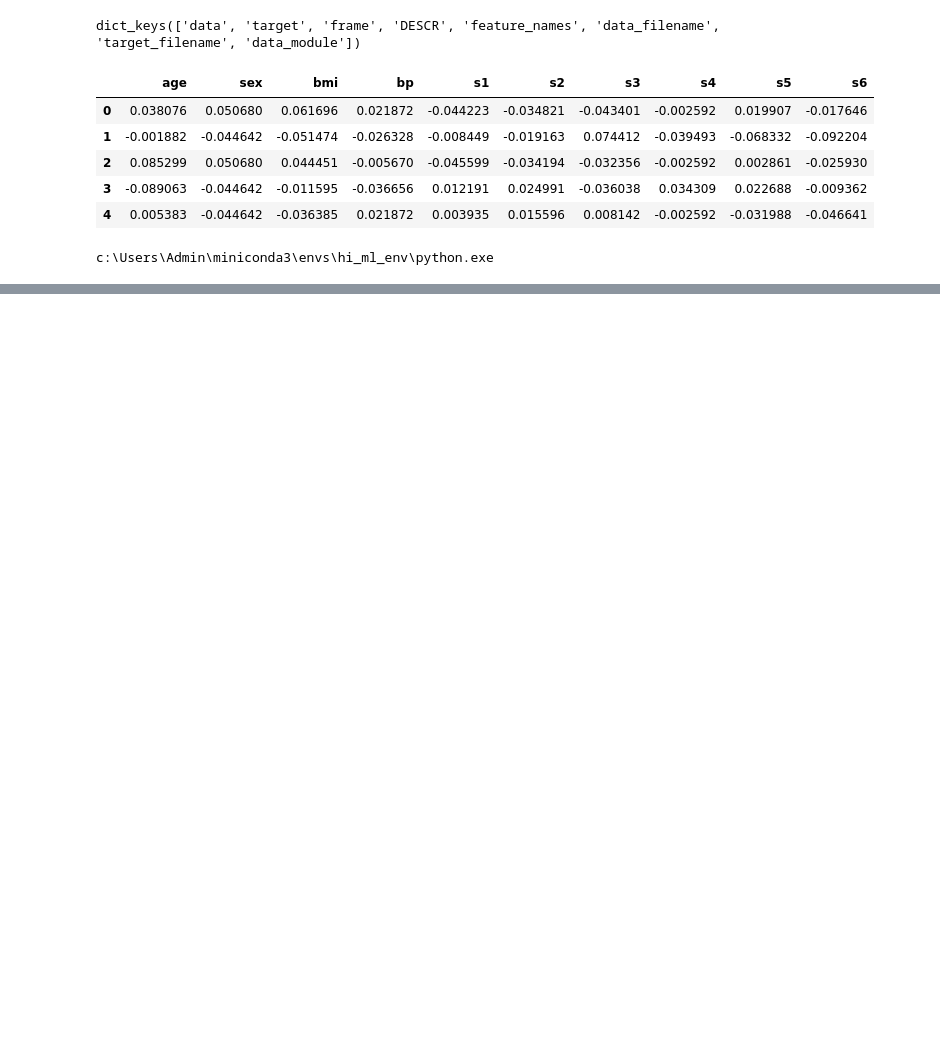
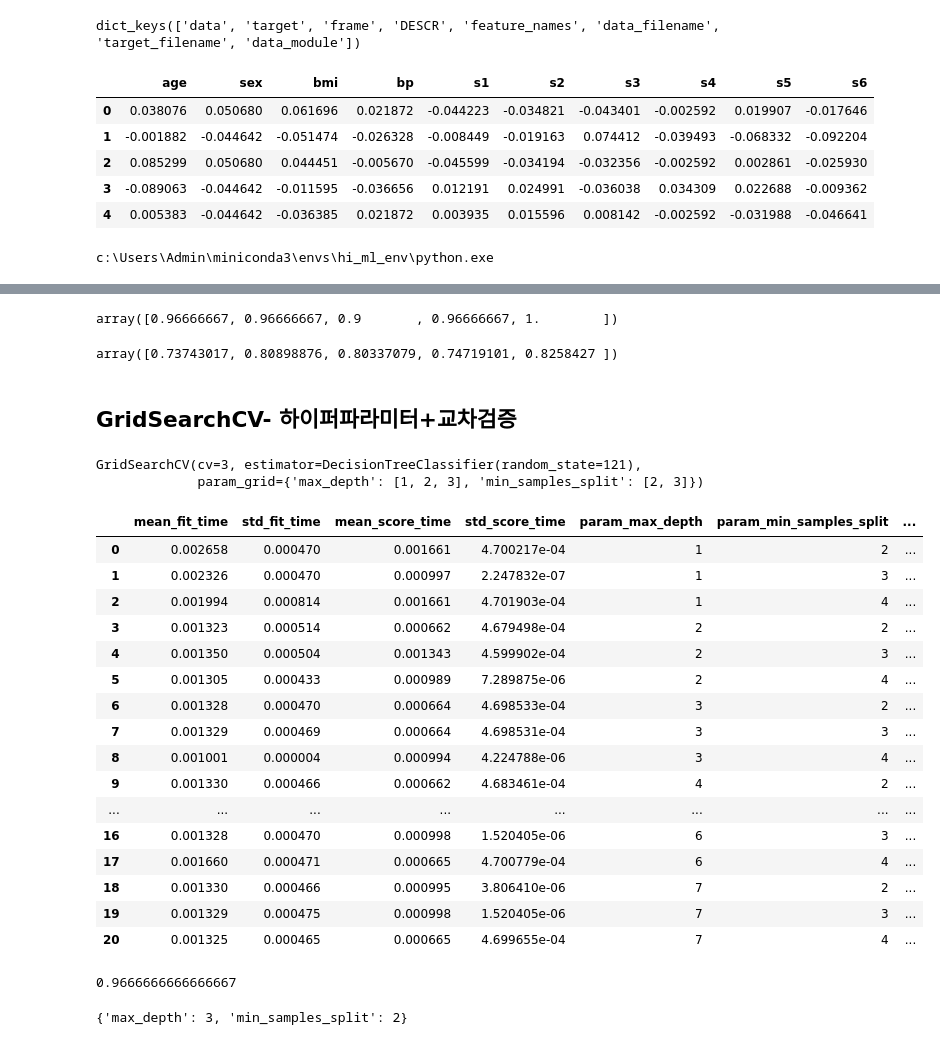
Before and after one commit to minsangggg/hipython_rep, a Jupyter notebook: Study/27.scikit-learn탐색.ipynb, the cells around one changed output, grey strips where cells are left out. Saved outputs shown, nothing was run; the diff lists cells and outputs as text; code cells hidden in the pictures; blank space fills up the shorter version.

Commit message:
의사결정나무, 하이퍼파라미터

```diff
--- a/Study/27.scikit-learn탐색.ipynb
+++ b/Study/27.scikit-learn탐색.ipynb
@@ -22,0 +35,5 @@ c:\Users\Admin\miniconda3\envs\hi_ml_env\python.exe
+# %%
+from sklearn.datasets import load_iris
+load_iris=load_iris()
+iris_data=load_iris.data
+iris_data   # x데이터
@@ -22,0 +58,3 @@ c:\Users\Admin\miniconda3\envs\hi_ml_env\python.exe
+# %%
+iris_label=load_iris.target #y 정답, 즉 품종정보
+iris_label
@@ -22,0 +400,62 @@ c:\Users\Admin\miniconda3\envs\hi_ml_env\python.exe
+# %%
+skf=StratifiedKFold(n_splits=5)
+cross_val_score(model,x,y,cv=skf, scoring='accuracy')
+# %% [output]
+array([0.96666667, 0.96666667, 0.9       , 0.96666667, 1.        ])
+# %%
+results = cross_validate(model, x,y, cv=skf, scoring='accuracy')
+results['test_score']
+# %% [output]
+array([0.73743017, 0.80898876, 0.80337079, 0.74719101, 0.8258427 ])
+# %% [markdown]
+## GridSearchCV- 하이퍼파라미터+교차검증
+# %%
+x_train, x_test, y_train,y_test=train_test_split(iris_data,iris_label,
+                                                 test_size=0.2,
+                                                 random_state=121)
+# %%
+from sklearn.model_selection import GridSearchCV
+dt_clf2=DecisionTreeClassifier(random_state=121) #의사결정나무 분류모델 새로 만듦
+
+#max_depth:트리 최대 깊이, min_samples_split: 노드를 분할하는데 걸린 시간
+params= {'max_depth':[1,2,3], 'min_samples_split':[2,3]}
+
+#의사결정나무 모델을 다양한 파라미터 조합으로 3번씩 교차검증해
+#가장 좋은 조합을 자동으로 찾아주는 도구(GridSearchCV) 객체를 만든다.
+grid_dtree=GridSearchCV(dt_clf2,param_grid=params, cv=3, refit=True)
+
+#모든 파라미터 조합에 대해 모델을 학습하고, 교차검증으로 최적조합 자동선택
+grid_dtree.fit(x_train,y_train)
+# %% [output]
+GridSearchCV(cv=3, estimator=DecisionTreeClassifier(random_state=121),
+             param_grid={'max_depth': [1, 2, 3], 'min_samples_split': [2, 3]})
+# %%
+pd.DataFrame(grid_dtree.cv_results_)
+# %% [output]
+|  | mean_fit_time | std_fit_time | mean_score_time | std_score_time | param_max_depth | param_min_samples_split | ... |
+| 0 | 0.002658 | 0.000470 | 0.001661 | 4.700217e-04 | 1 | 2 | ... |
+| 1 | 0.002326 | 0.000470 | 0.000997 | 2.247832e-07 | 1 | 3 | ... |
+| 2 | 0.001994 | 0.000814 | 0.001661 | 4.701903e-04 | 1 | 4 | ... |
+| 3 | 0.001323 | 0.000514 | 0.000662 | 4.679498e-04 | 2 | 2 | ... |
+| 4 | 0.001350 | 0.000504 | 0.001343 | 4.599902e-04 | 2 | 3 | ... |
+| 5 | 0.001305 | 0.000433 | 0.000989 | 7.289875e-06 | 2 | 4 | ... |
+| 6 | 0.001328 | 0.000470 | 0.000664 | 4.698533e-04 | 3 | 2 | ... |
+| 7 | 0.001329 | 0.000469 | 0.000664 | 4.698531e-04 | 3 | 3 | ... |
+| 8 | 0.001001 | 0.000004 | 0.000994 | 4.224788e-06 | 3 | 4 | ... |
+| 9 | 0.001330 | 0.000466 | 0.000662 | 4.683461e-04 | 4 | 2 | ... |
+| ... | ... | ... | ... | ... | ... | ... | ... |
+| 16 | 0.001328 | 0.000470 | 0.000998 | 1.520405e-06 | 6 | 3 | ... |
+| 17 | 0.001660 | 0.000471 | 0.000665 | 4.700779e-04 | 6 | 4 | ... |
+| 18 | 0.001330 | 0.000466 | 0.000995 | 3.806410e-06 | 7 | 2 | ... |
+| 19 | 0.001329 | 0.000475 | 0.000998 | 1.520405e-06 | 7 | 3 | ... |
+| 20 | 0.001325 | 0.000465 | 0.000665 | 4.699655e-04 | 7 | 4 | ... |
+# %%
+b_model=grid_dtree.best_estimator_
+pred=b_model.predict(x_test)
+accuracy_score(y_test,pred)
+# %% [output]
+0.9666666666666667
+# %%
+grid_dtree.best_params_
+# %% [output]
+{'max_depth': 3, 'min_samples_split': 2}
```
Also changed, not shown: parts of 57 cells of this notebook.
